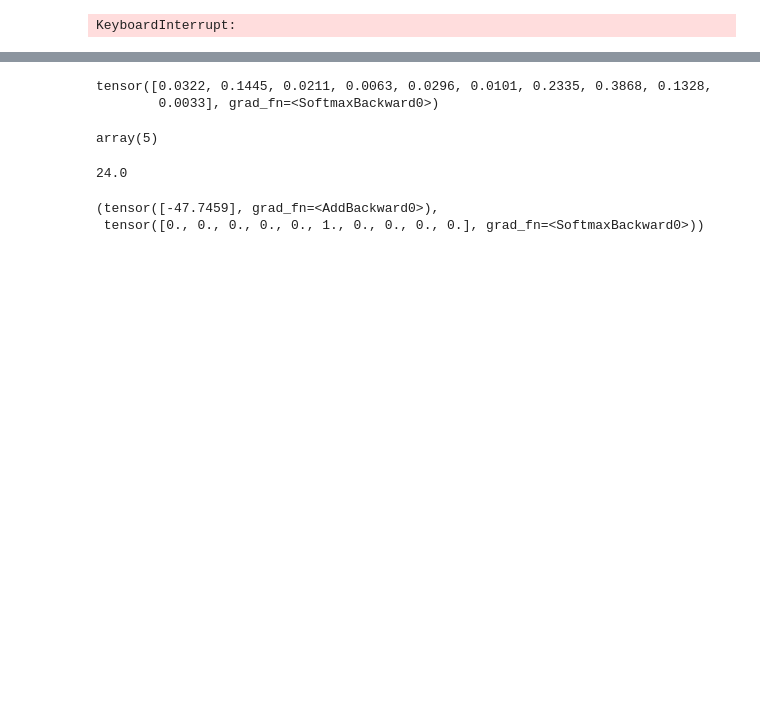
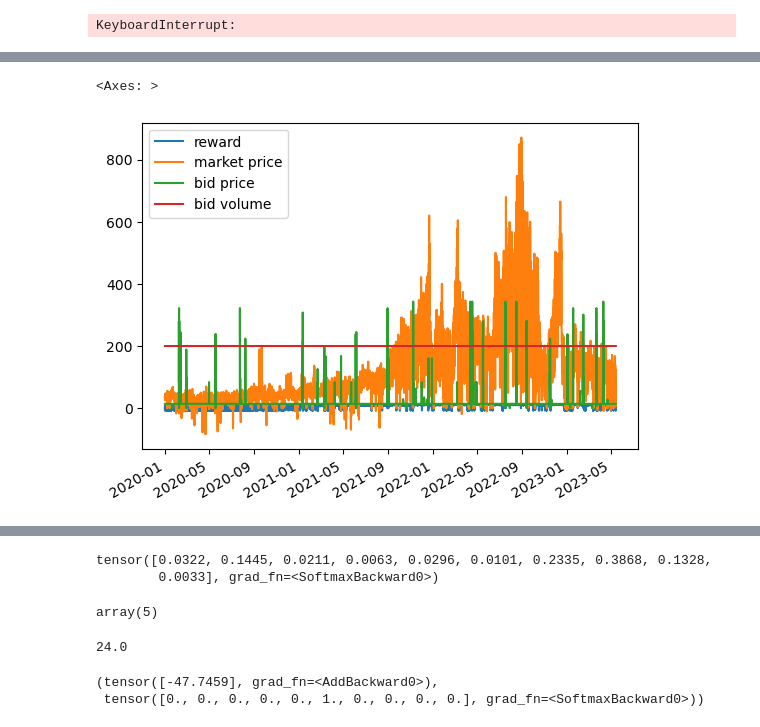
Before and after one commit to LouisSko/reinforcement-learning-for-power-plant-dispatch-in-electricity-markets, a Jupyter notebook: Louis_Tests/energy_market/actor_critic.ipynb, the cells around one changed output, grey strips where cells are left out. Drawn from its saved outputs; the diff is of its cells as text; code cells hidden in the pictures; blank space fills up the shorter version.

```diff
--- a/Louis_Tests/energy_market/actor_critic.ipynb
+++ b/Louis_Tests/energy_market/actor_critic.ipynb
@@ -83,3 +120,8 @@ env.results_ep.describe()
+# %%
+env.results_ep.plot()
+# %% [output]
+<Axes: >
+[figure, added]
 # %%
 x = [i + 1 for i in range(len(score_history))]
 plot_learning_curve(x, score_history)
```
Also changed, not shown: parts of 12 cells of this notebook, 3 other files.
